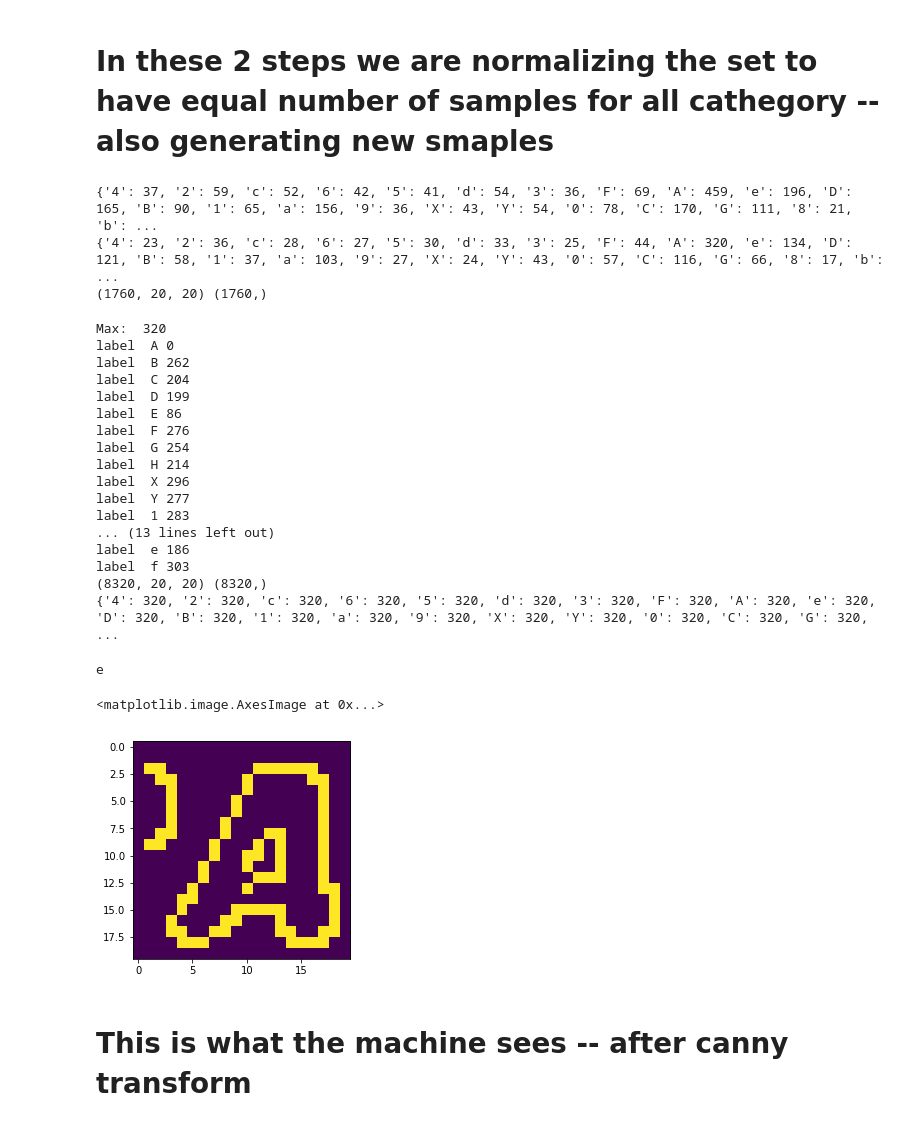
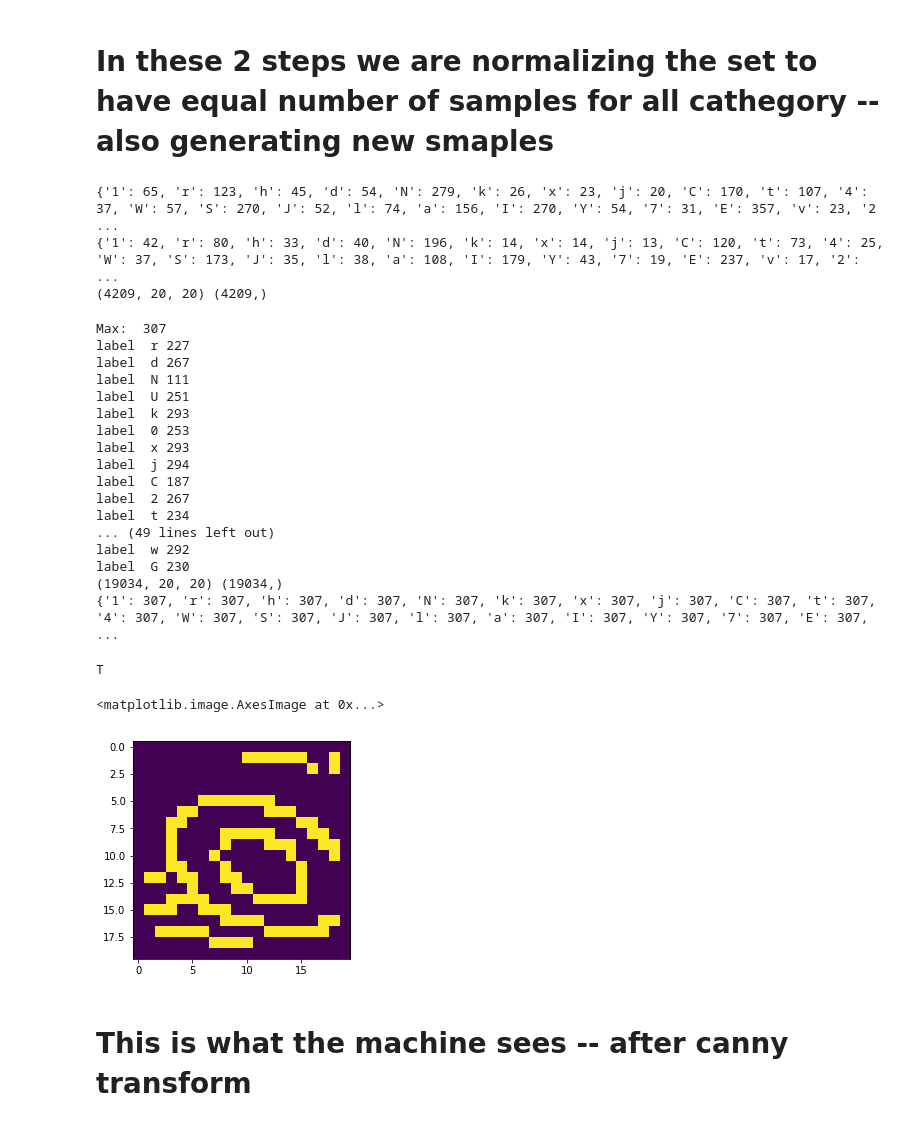
Before and after one commit to tempflip/char_recognition, a Jupyter notebook: char_classify.ipynb, the cells around one changed output. Cells and saved outputs as stored; diff of their text form; code cells hidden in the pictures.

```diff
--- a/char_classify.ipynb
+++ b/char_classify.ipynb
@@ -63,11 +65,15 @@ for i in range(N * N):
 # %%
 # filtering the set
 # this is optional!
+"""
 letters = ['A', 'B', 'C', 'D', 'E','F', 'G', 'H', 'X', 'Y',
            '1', '2','3', '4', '5', '6', '7', '8', '9', '0',
           'a', 'b', 'c', 'd', 'e', 'f']
+          """
+
 
 #letters = ['A', 'B', 'C', 'D', 'E','F', 'G', 'H', 'X', 'Y']
+letters = list(set(labels))
 
 mask = (labels == letters[0])
 for i in range(len(letters)-1):
@@ -98,9 +104,9 @@ print (label_stats(labels, letters))
 print (label_stats(labels_train, letters))
 print (images_train.shape, labels_train.shape)
 # %% [output]
-{'4': 37, '2': 59, 'c': 52, '6': 42, '5': 41, 'd': 54, '3': 36, 'F': 69, 'A': 459, 'e': 196, 'D': 165, 'B': 90, '1': 65, 'a': 156, '9': 36, 'X': 43, 'Y': 54, '0': 78, 'C': 170, 'G': 111, '8': 21, 'b': ...
-{'4': 23, '2': 36, 'c': 28, '6': 27, '5': 30, 'd': 33, '3': 25, 'F': 44, 'A': 320, 'e': 134, 'D': 121, 'B': 58, '1': 37, 'a': 103, '9': 27, 'X': 24, 'Y': 43, '0': 57, 'C': 116, 'G': 66, '8': 17, 'b':  ...
-(1760, 20, 20) (1760,)
+{'1': 65, 'r': 123, 'h': 45, 'd': 54, 'N': 279, 'k': 26, 'x': 23, 'j': 20, 'C': 170, 't': 107, '4': 37, 'W': 57, 'S': 270, 'J': 52, 'l': 74, 'a': 156, 'I': 270, 'Y': 54, '7': 31, 'E': 357, 'v': 23, '2 ...
+{'1': 42, 'r': 80, 'h': 33, 'd': 40, 'N': 196, 'k': 14, 'x': 14, 'j': 13, 'C': 120, 't': 73, '4': 25, 'W': 37, 'S': 173, 'J': 35, 'l': 38, 'a': 108, 'I': 179, 'Y': 43, '7': 19, 'E': 237, 'v': 17, '2': ...
+(4209, 20, 20) (4209,)
 # %%
 # generates more images the way that every sample has equal number
 def generate_and_eq_more_images(images, labels, letters):
@@ -133,23 +139,23 @@ images_train, labels_train = generate_and_eq_more_images(images_train, labels_tr
 print (images_train.shape, labels_train.shape)
 print (label_stats(labels_train, letters))
 # %% [output]
-Max:  320
-label  A 0
-label  B 262
-label  C 204
-label  D 199
-label  E 86
-label  F 276
-label  G 254
-label  H 214
-label  X 296
-label  Y 277
-label  1 283
-... (13 lines left out)
-label  e 186
-label  f 303
-(8320, 20, 20) (8320,)
-{'4': 320, '2': 320, 'c': 320, '6': 320, '5': 320, 'd': 320, '3': 320, 'F': 320, 'A': 320, 'e': 320, 'D': 320, 'B': 320, '1': 320, 'a': 320, '9': 320, 'X': 320, 'Y': 320, '0': 320, 'C': 320, 'G': 320, ...
+Max:  307
+label  r 227
+label  d 267
+label  N 111
+label  U 251
+label  k 293
+label  0 253
+label  x 293
+label  j 294
+label  C 187
+label  2 267
+label  t 234
+... (49 lines left out)
+label  w 292
+label  G 230
+(19034, 20, 20) (19034,)
+{'1': 307, 'r': 307, 'h': 307, 'd': 307, 'N': 307, 'k': 307, 'x': 307, 'j': 307, 'C': 307, 't': 307, '4': 307, 'W': 307, 'S': 307, 'J': 307, 'l': 307, 'a': 307, 'I': 307, 'Y': 307, '7': 307, 'E': 307, ...
 # %%
 ## the canny transform
 # the preprocess function
@@ -161,15 +167,15 @@ def preprocess_images(img_list):
 
 images_train = preprocess_images(images_train)
 # %%
-N = 111
+N = 119
 print(labels[N])
 i = images_train[N]
 
 plt.imshow(i)
 # %% [output]
-e
+T
 <matplotlib.image.AxesImage at 0x...>
-[figure, old version]
+[figure, new version]
 # %% [markdown]
 # This is what the machine sees -- after canny transform
 # %%
```
Also changed, not shown: parts of 17 cells of this notebook.
